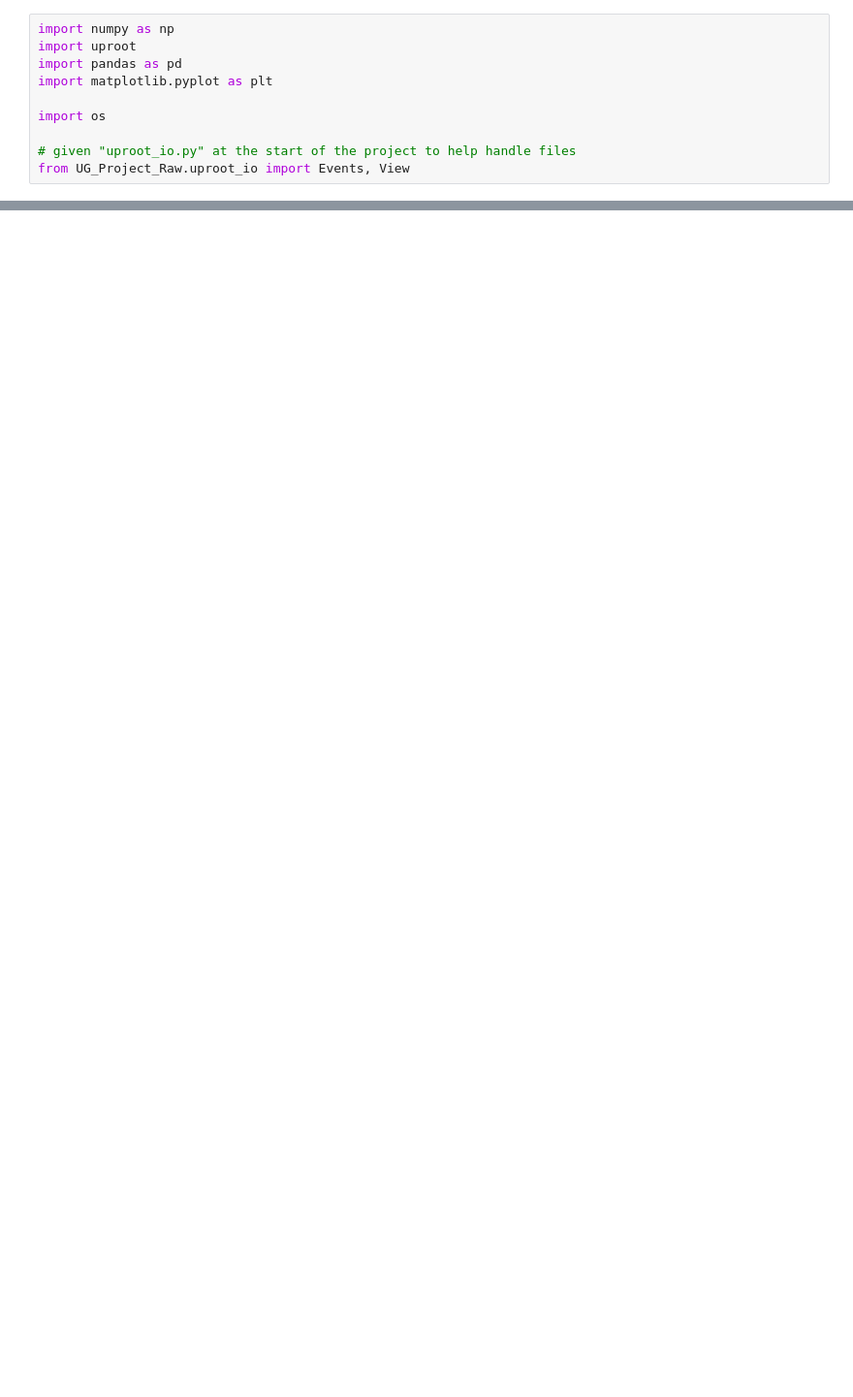
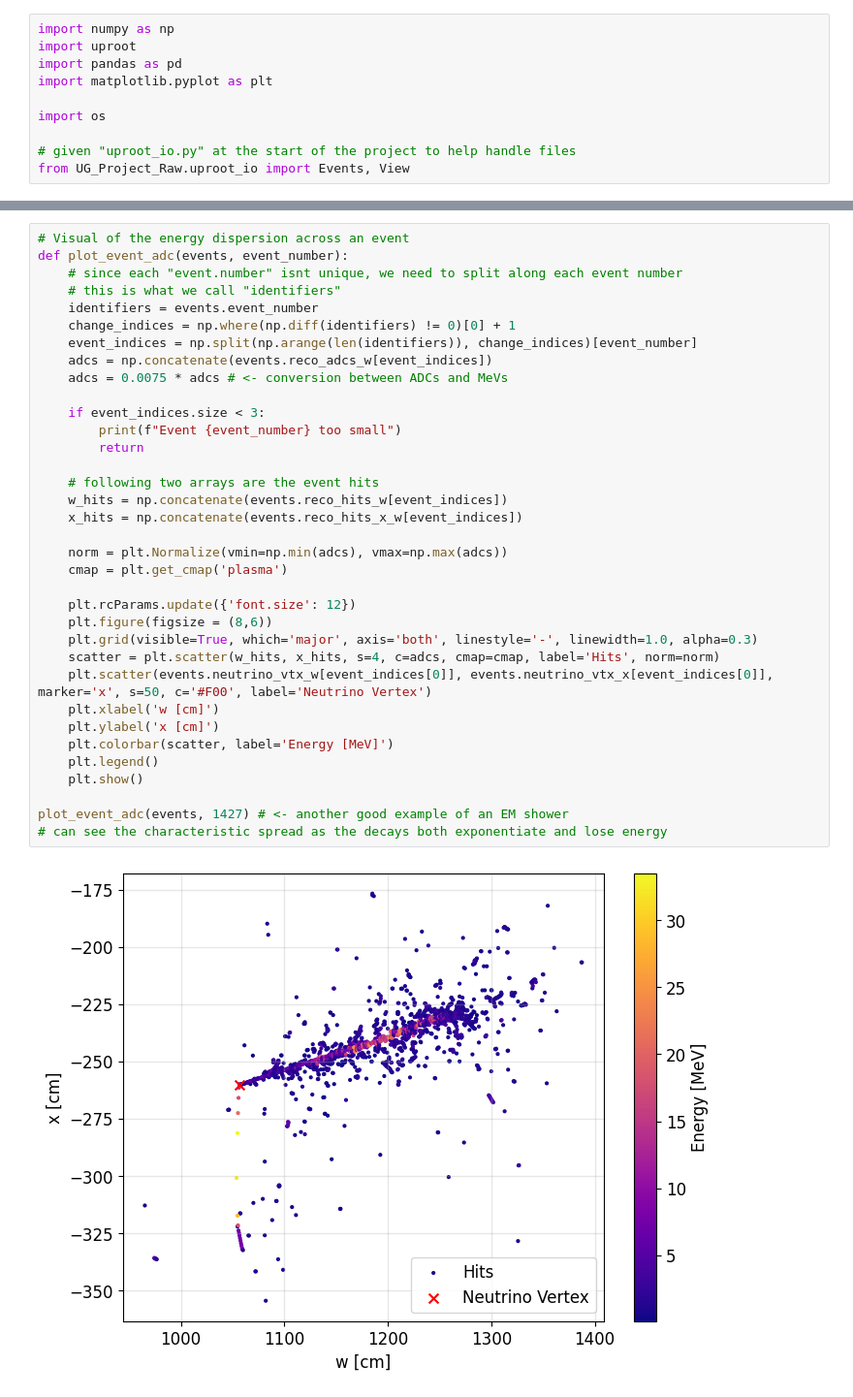
Before and after one commit to cBollins/Final-Year-ML-Project, a Jupyter notebook: Project_Overview.ipynb, the cells around one changed output, grey strips where cells are left out. Shown: that part at 97% size. Cells and saved outputs as stored; diff of their text form; blank space fills up the shorter version.

```diff
--- a/Project_Overview.ipynb
+++ b/Project_Overview.ipynb
@@ -139,2 +146,39 @@ plot_event(events, 65) # there are ~9500 events here, just choose 65 because its
 # %% [output]
 [figure]
+# %%
+# Visual of the energy dispersion across an event
+def plot_event_adc(events, event_number):
+    # since each "event.number" isnt unique, we need to split along each event number
+    # this is what we call "identifiers"
+    identifiers = events.event_number
+    change_indices = np.where(np.diff(identifiers) != 0)[0] + 1
+    event_indices = np.split(np.arange(len(identifiers)), change_indices)[event_number]
+    adcs = np.concatenate(events.reco_adcs_w[event_indices])
+    adcs = 0.0075 * adcs # <- conversion between ADCs and MeVs
+
+    if event_indices.size < 3:
+        print(f"Event {event_number} too small")
+        return
+
+    # following two arrays are the event hits
+    w_hits = np.concatenate(events.reco_hits_w[event_indices])
+    x_hits = np.concatenate(events.reco_hits_x_w[event_indices])
+
+    norm = plt.Normalize(vmin=np.min(adcs), vmax=np.max(adcs))
+    cmap = plt.get_cmap('plasma')
+
+    plt.rcParams.update({'font.size': 12})
+    plt.figure(figsize = (8,6))
+    plt.grid(visible=True, which='major', axis='both', linestyle='-', linewidth=1.0, alpha=0.3)
+    scatter = plt.scatter(w_hits, x_hits, s=4, c=adcs, cmap=cmap, label='Hits', norm=norm)
+    plt.scatter(events.neutrino_vtx_w[event_indices[0]], events.neutrino_vtx_x[event_indices[0]], marker='x', s=50, c='#F00', label='Neutrino Vertex')
+    plt.xlabel('w [cm]')
+    plt.ylabel('x [cm]')
+    plt.colorbar(scatter, label='Energy [MeV]')
+    plt.legend()
+    plt.show()
+
+plot_event_adc(events, 1427) # <- another good example of an EM shower
+# can see the characteristic spread as the decays both exponentiate and lose energy
+# %% [output]
+[figure, added]
```
Also changed, not shown: parts of 2 cells of this notebook, 1 other file.
